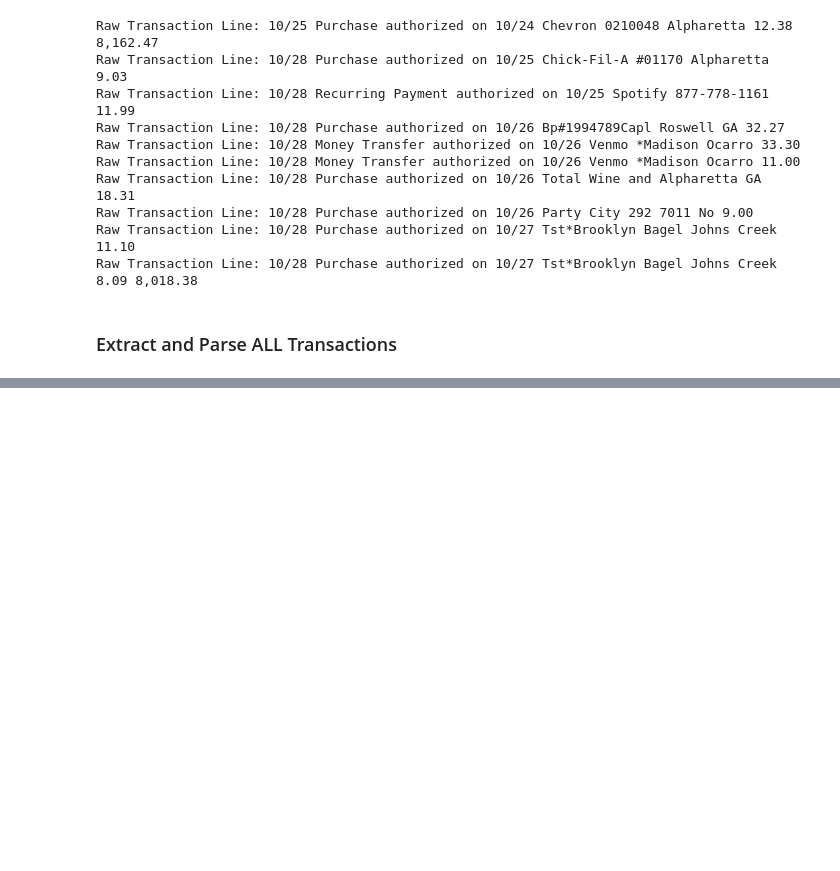
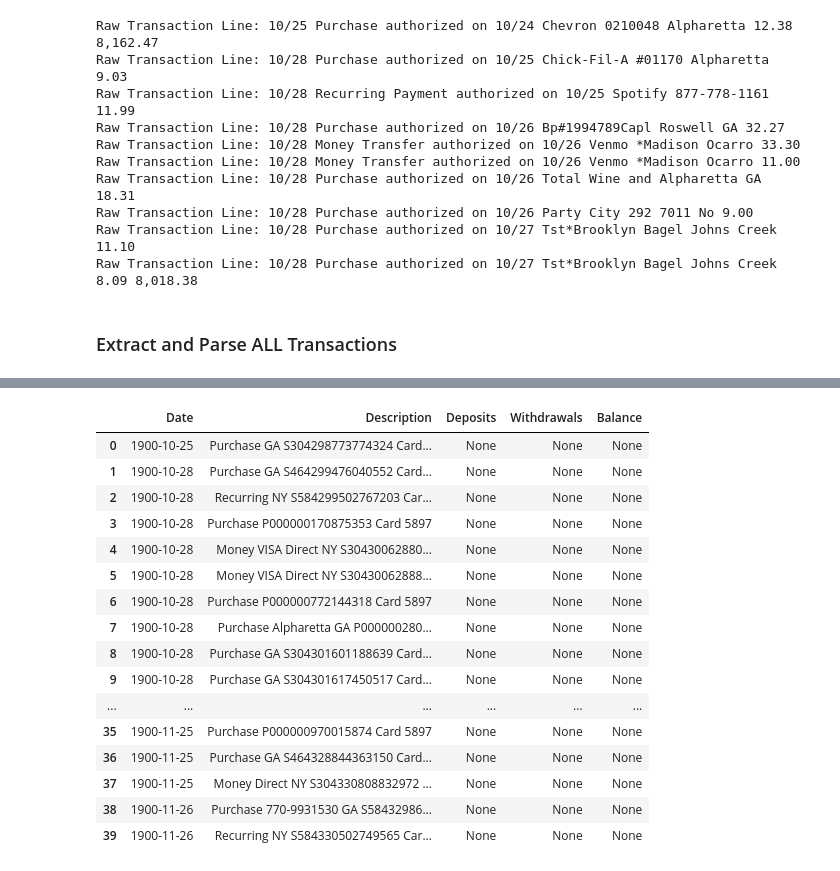
Before and after one commit to CHMcCartney/Budget-Classifier, a Jupyter notebook: budget_tracker.ipynb, the cells around one changed output, grey strips where cells are left out. Drawn from its saved outputs; the diff is of its cells as text; code cells hidden in the pictures; blank space fills up the shorter version.

Commit message:
First draft dataframe display

```diff
--- a/budget_tracker.ipynb
+++ b/budget_tracker.ipynb
@@ -203,0 +188,20 @@ Raw Transaction Line (3): 10/25 Purchase authorized on 10/24 Chevron 0210048 Alp
+# %%
+df
+# %% [output]
+|  | Date | Description | Deposits | Withdrawals | Balance |
+| 0 | 1900-10-25 | Purchase GA S304298773774324 Card... | None | None | None |
+| 1 | 1900-10-28 | Purchase GA S464299476040552 Card... | None | None | None |
+| 2 | 1900-10-28 | Recurring NY S584299502767203 Car... | None | None | None |
+| 3 | 1900-10-28 | Purchase P000000170875353 Card 5897 | None | None | None |
+| 4 | 1900-10-28 | Money VISA Direct NY S30430062880... | None | None | None |
+| 5 | 1900-10-28 | Money VISA Direct NY S30430062888... | None | None | None |
+| 6 | 1900-10-28 | Purchase P000000772144318 Card 5897 | None | None | None |
+| 7 | 1900-10-28 | Purchase Alpharetta GA P000000280... | None | None | None |
+| 8 | 1900-10-28 | Purchase GA S304301601188639 Card... | None | None | None |
+| 9 | 1900-10-28 | Purchase GA S304301617450517 Card... | None | None | None |
+| ... | ... | ... | ... | ... | ... |
+| 35 | 1900-11-25 | Purchase P000000970015874 Card 5897 | None | None | None |
+| 36 | 1900-11-25 | Purchase GA S464328844363150 Card... | None | None | None |
+| 37 | 1900-11-25 | Money Direct NY S304330808832972 ... | None | None | None |
+| 38 | 1900-11-26 | Purchase 770-9931530 GA S58432986... | None | None | None |
+| 39 | 1900-11-26 | Recurring NY S584330502749565 Car... | None | None | None |
```
Also changed, not shown: parts of 1 cell of this notebook.
